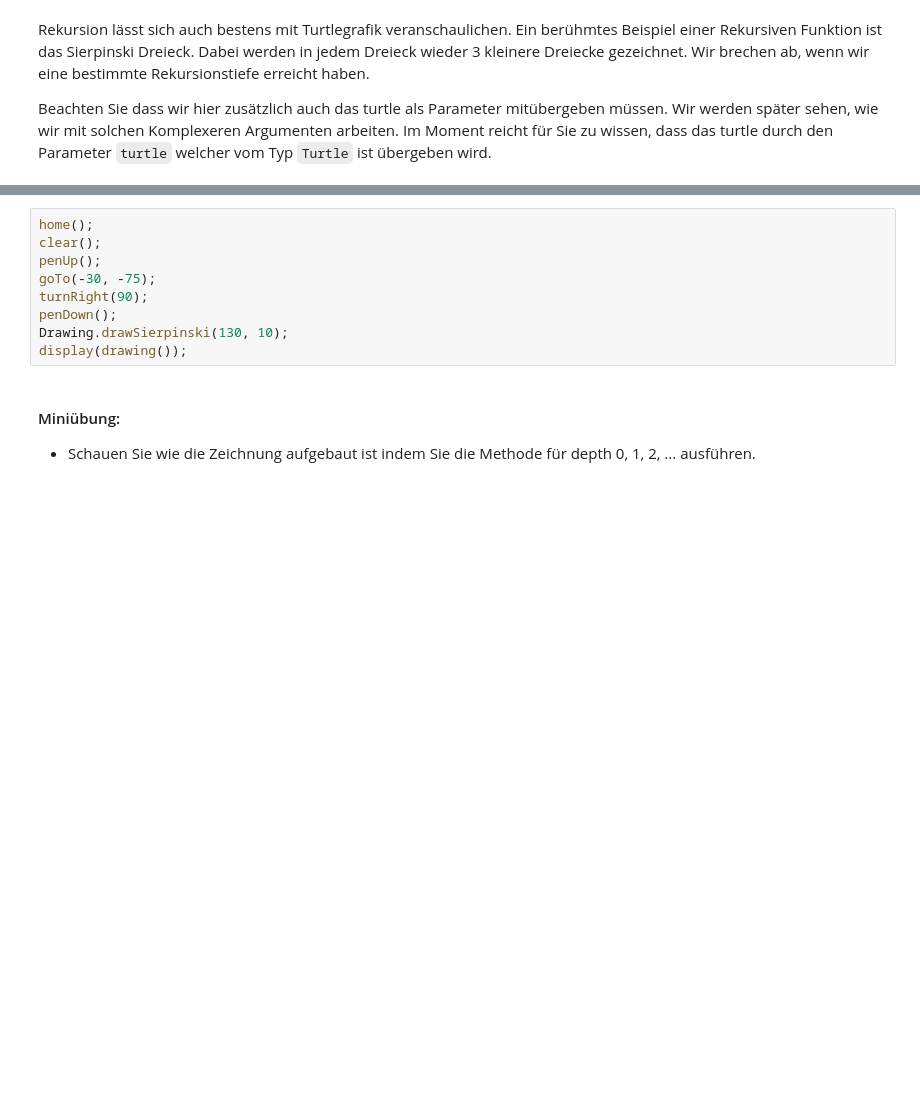
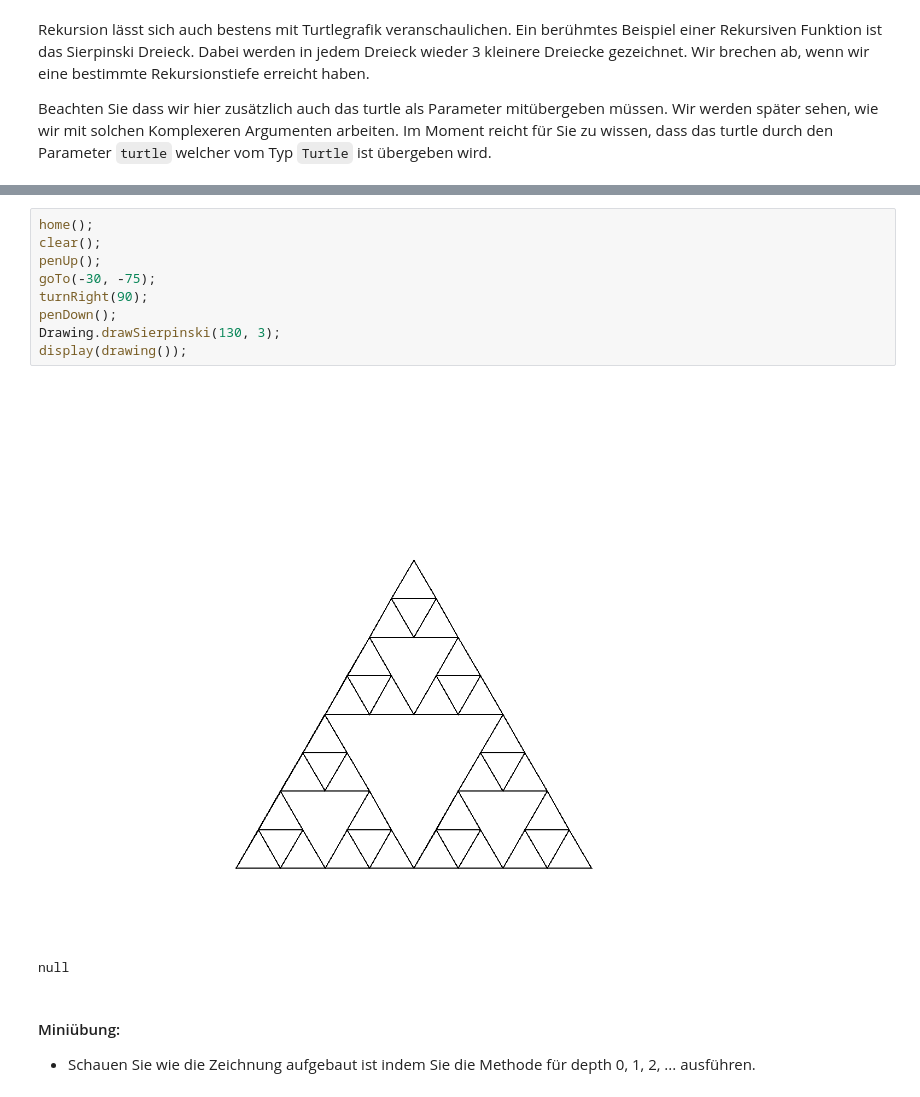
Before and after one commit to unibas-marcelluethi/gdp, a Jupyter notebook: notebooks/Rekursion.ipynb, the cells around one changed output, grey strips where cells are left out. Drawn from its saved outputs; the diff is of its cells as text; blank space fills up the shorter version.

```diff
--- a/notebooks/Rekursion.ipynb
+++ b/notebooks/Rekursion.ipynb
@@ -84,12 +136,15 @@ class Drawing {
 # %%
 home();
 clear();
 penUp();
 goTo(-30, -75);
 turnRight(90);
 penDown();
-Drawing.drawSierpinski(130, 10);
+Drawing.drawSierpinski(130, 3);
 display(drawing());
+# %% [output]
+[figure, added]
+null
 # %% [markdown]
 #### Miniübung:
 
```
Also changed, not shown: parts of 10 cells of this notebook.
